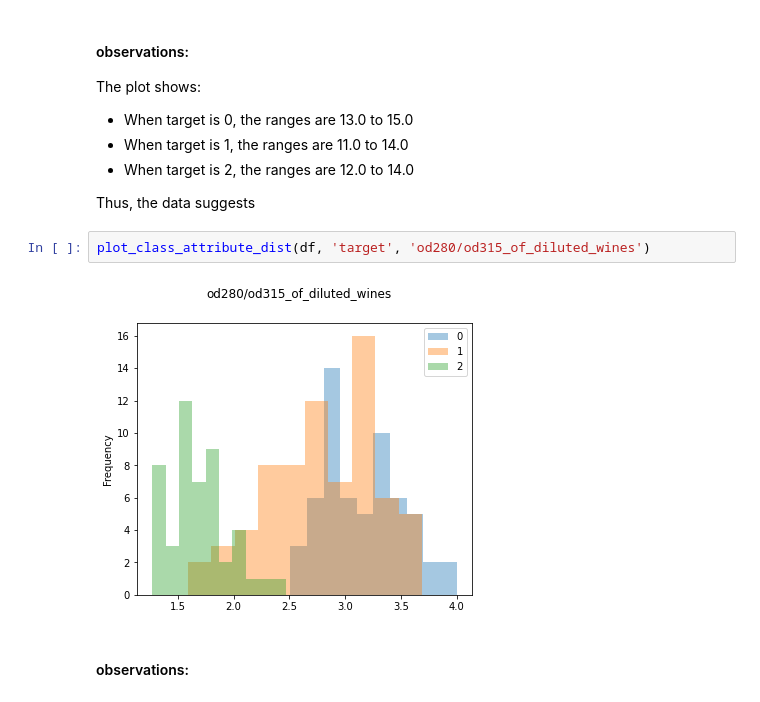
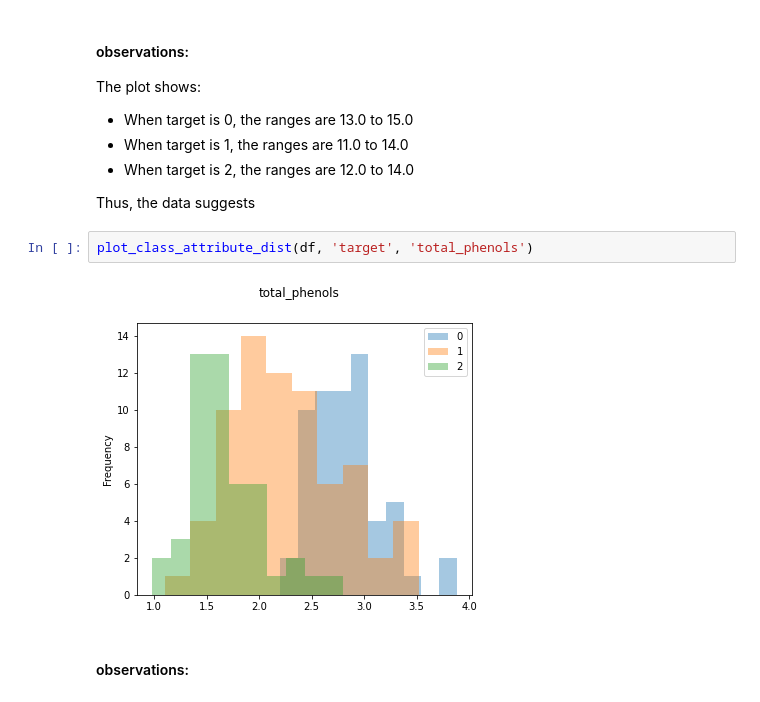
Before and after one commit to Joycelam082/CIS-3200-Final-Project, a Jupyter notebook: Data_mining_project-template.ipynb, the cells around one changed output. Saved outputs shown, nothing was run; the diff lists cells and outputs as text.

```diff
--- a/Data_mining_project-template.ipynb
+++ b/Data_mining_project-template.ipynb
@@ -148,8 +163,8 @@ The plot shows:
 
 Thus, the data suggests
 # %%
-plot_class_attribute_dist(df, 'target', 'od280/od315_of_diluted_wines')
+plot_class_attribute_dist(df, 'target', 'total_phenols')
 # %% [output]
-[figure, old version]
+[figure, new version]
 # %% [markdown]
 #### observations:
```
Also changed, not shown: parts of 15 cells of this notebook.
